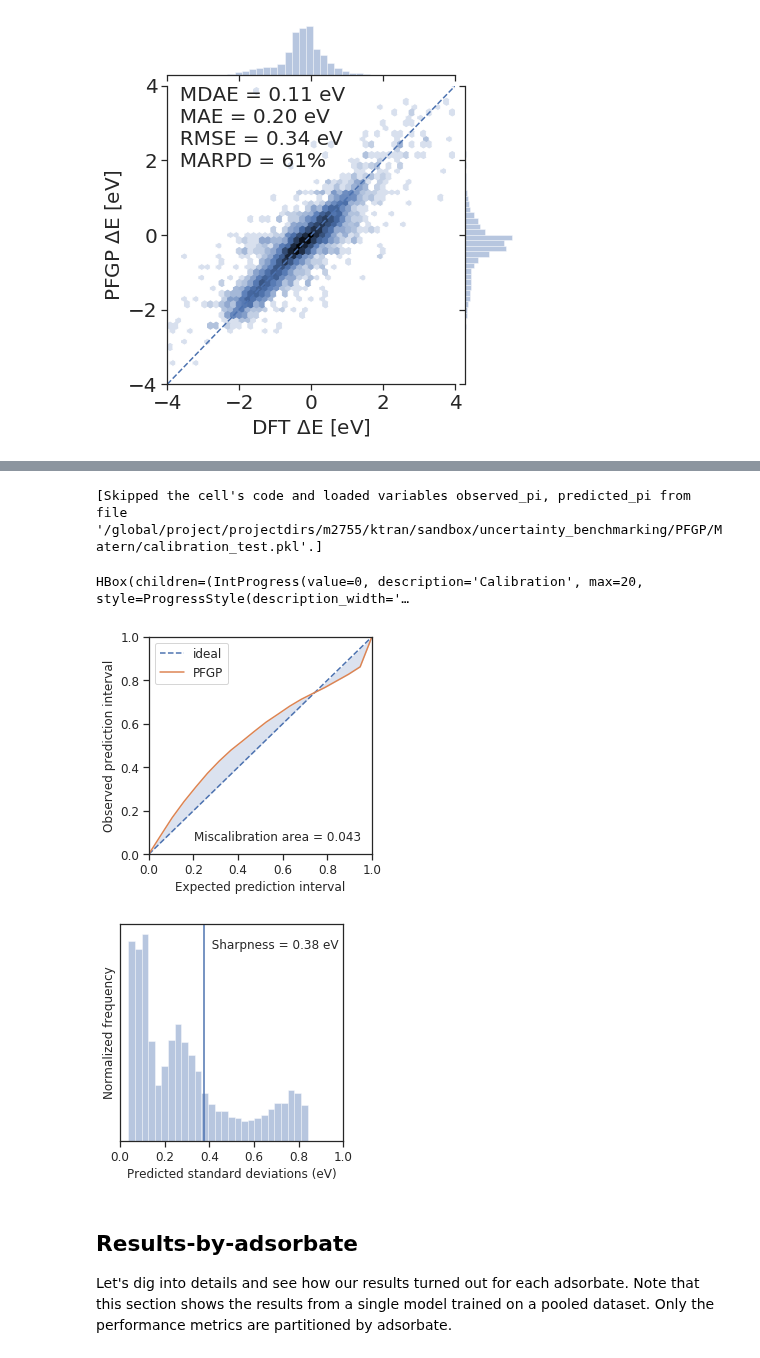
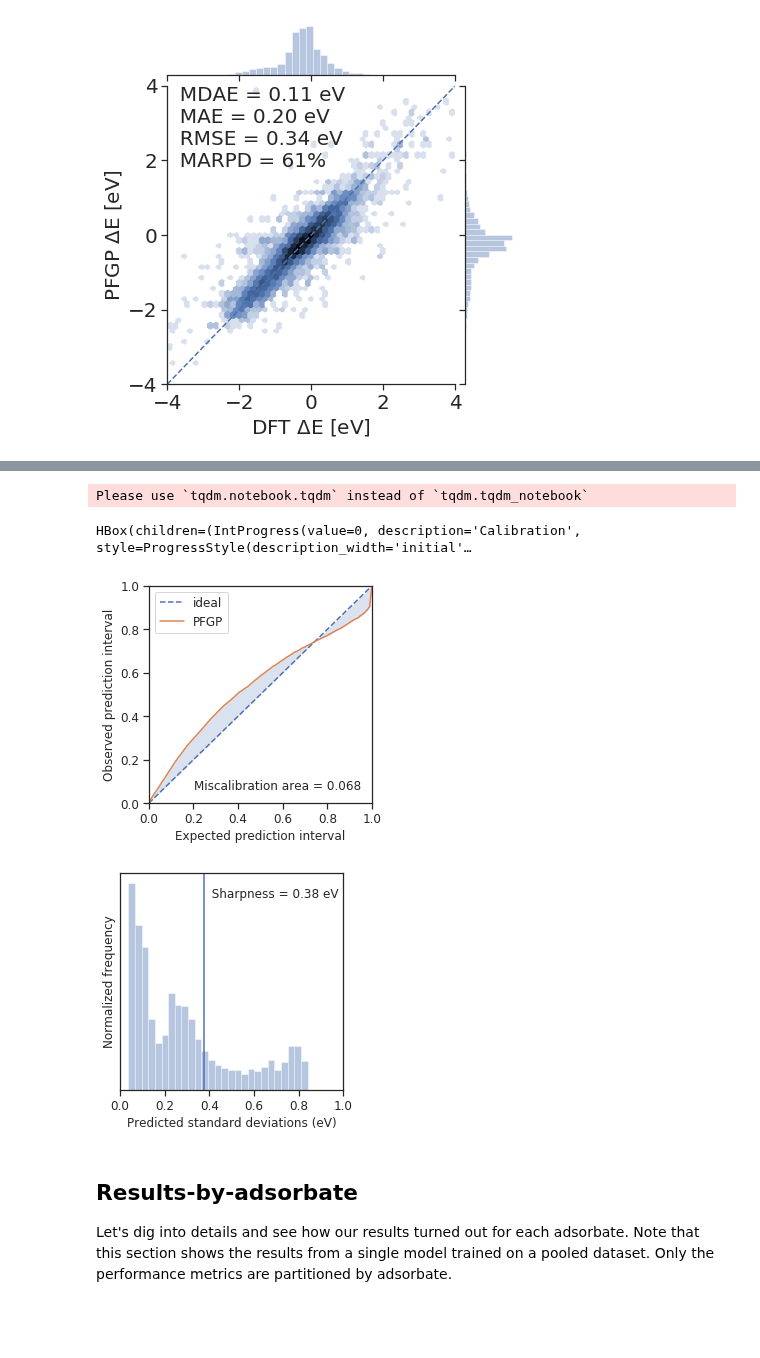
Before and after one commit to ulissigroup/uncertainty_benchmarking, a Jupyter notebook: PFGP/Matern/pfgp_matern.ipynb, the cells around one changed output, grey strips where cells are left out. Saved outputs shown, nothing was run; the diff lists cells and outputs as text; code cells hidden in the pictures; blank space fills up the shorter version.

Commit message:
Update calibration calculation method

```diff
--- a/PFGP/Matern/pfgp_matern.ipynb
+++ b/PFGP/Matern/pfgp_matern.ipynb
@@ -636,28 +647,43 @@ The ipycache extension is already loaded. To reload it, use:
 # %%
-%%cache calibration_test.pkl predicted_pi observed_pi
-
 import numpy as np
 from scipy import stats
 from tqdm import tqdm_notebook
 
 
+# Define a normalized bell curve we'll be using to calculate calibration
+norm = stats.norm(loc=0, scale=1)
+
+
 def calculate_density(percentile):
+    '''
+    Calculate the fraction of the residuals that fall within the center
+    `percentile` of their respective Gaussian distributions, which are
+    defined by their respective uncertainty estimates.
+    '''
+    # Find the normalized bounds of this percentile
+    lower_bound = norm.ppf(0.5-percentile/2)
+    upper_bound = norm.ppf(0.5+percentile/2)
+
+    # Normalize the residuals so they all should fall on the normal bell curve
+    normalized_residuals = residuals.reshape(-1) / stdevs.reshape(-1)
+
+    # Count how many residuals fall inside here
     num_within_quantile = 0
-    for stdev, resid in zip(stdevs, residuals):
-        norm = stats.norm(loc=0, scale=stdev)
-        lower_bound = norm.ppf(0.5-percentile/2)
-        upper_bound = norm.ppf(0.5+percentile/2)
+    for resid in normalized_residuals:
         if lower_bound <= resid <= upper_bound:
             num_within_quantile += 1
+
+    # Return the fraction of residuals that fall within the bounds
     density = num_within_quantile / len(residuals)
     return density
 
-predicted_pi = np.linspace(0, 1, 20)
+
+predicted_pi = np.linspace(0, 1, 100)
 observed_pi = [calculate_density(quantile)
                for quantile in tqdm_notebook(predicted_pi, desc='Calibration')]
 # %% [output]
-[Skipped the cell's code and loaded variables observed_pi, predicted_pi from file '/global/project/projectdirs/m2755/ktran/sandbox/uncertainty_benchmarking/PFGP/Matern/calibration_test.pkl'.]
+Please use `tqdm.notebook.tqdm` instead of `tqdm.tqdm_notebook`
-HBox(children=(IntProgress(value=0, description='Calibration', max=20, style=ProgressStyle(description_width='…
+HBox(children=(IntProgress(value=0, description='Calibration', style=ProgressStyle(description_width='initial'…
 # %%
 %matplotlib inline
 import seaborn as sns
@@ -678,7 +704,8 @@ sns.set_style('ticks')
 # %%
 import numpy as np
 from matplotlib import pyplot as plt
-from shapely.geometry import Polygon
+from shapely.geometry import Polygon, LineString
+from shapely.ops import polygonize, unary_union
 
 
 # Plot the calibration curve
@@ -701,7 +728,12 @@ for point in zip(reversed(predicted_pi), reversed(predicted_pi)):
     polygon_points.append(point)
 polygon_points.append((predicted_pi[0], observed_pi[0]))
 polygon = Polygon(polygon_points)
-miscalibration_area = polygon.area
+x, y = polygon.exterior.xy # original data
+ls = LineString(np.c_[x, y]) # closed, non-simple
+lr = LineString(ls.coords[:] + ls.coords[0:1])
+mls = unary_union(lr)
+polygon_area_list =[poly.area for poly in polygonize(mls)]
+miscalibration_area = np.asarray(polygon_area_list).sum()
 
 # Annotate the plot with the miscalibration area
 plt.text(x=0.95, y=0.05,
@@ -715,35 +747,35 @@ plt.savefig('calibration.pdf', dpi=300, bbox_inches='tight', transparent=True)
 
 
 # Plot sharpness curve
 xlim = [0., 1.]
 fig_sharp = plt.figure(figsize=figsize)
 ax_sharp = sns.distplot(stdevs, kde=False, norm_hist=True)
 ax_sharp.set_xlim(xlim)
 ax_sharp.set_xlabel('Predicted standard deviations (eV)')
 ax_sharp.set_ylabel('Normalized frequency')
 ax_sharp.set_yticklabels([])
 ax_sharp.set_yticks([])
 
 # Calculate and report sharpness
 sharpness = np.sqrt(np.mean(stdevs**2))
 _ = ax_sharp.axvline(x=sharpness, label='sharpness')
 if sharpness < (xlim[0] + xlim[1]) / 2:
     text = '\n  Sharpness = %.2f eV' % sharpness
     h_align = 'left'
 else:
     text = '\nSharpness = %.2f eV  ' % sharpness
     h_align = 'right'
 _ = ax_sharp.text(x=sharpness, y=ax_sharp.get_ylim()[1],
                   s=text,
                   verticalalignment='top',
                   horizontalalignment=h_align,
                   fontsize=fontsize)
 
 # Save
 plt.savefig('sharpness.pdf', dpi=300, bbox_inches='tight', transparent=True)
 # %% [output]
-[figure, old version]
+[figure, new version]
-[figure, old version]
+[figure, new version]
 # %% [markdown]
 ## Results-by-adsorbate
 Let's dig into details and see how our results turned out for each adsorbate. Note that this section shows the results from a single model trained on a pooled dataset. Only the performance metrics are partitioned by adsorbate.
```
Also changed, not shown: parts of 8 cells of this notebook, 8 other files.
